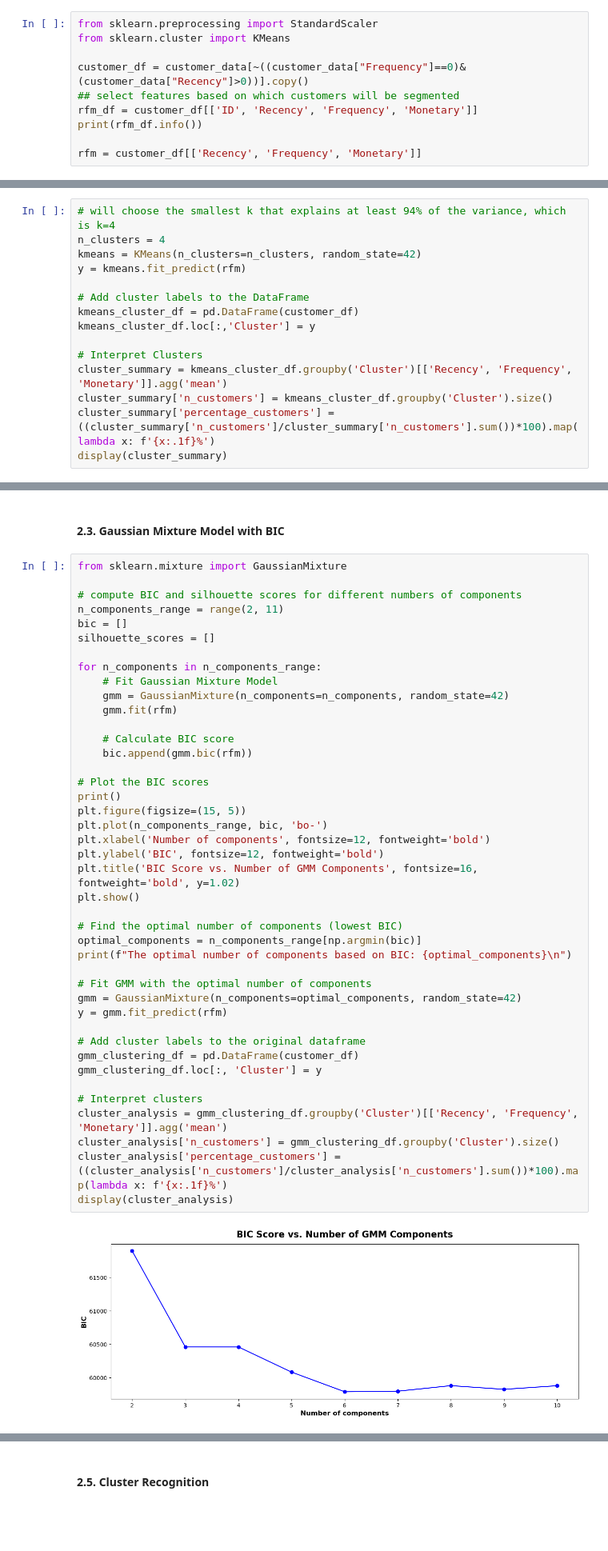
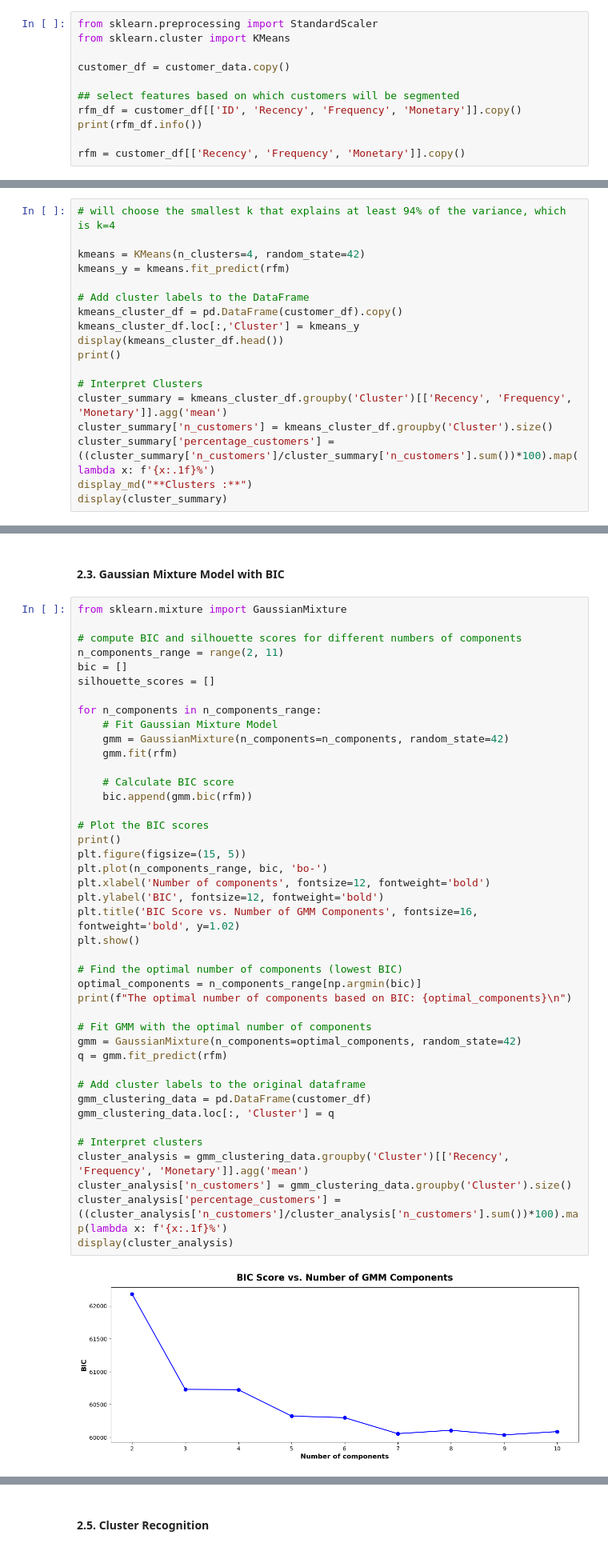
Before and after one commit to annugit1655/Customer-Behaviour-Analysis-with-CLTV, a Jupyter notebook: notebooks/02-RFM-Segmentation.ipynb, the cells around one changed output, grey strips where cells are left out. Shown at 80% size. Drawn from its saved outputs; the diff is of its cells as text; blank space fills up the shorter version.

```diff
--- a/notebooks/02-RFM-Segmentation.ipynb
+++ b/notebooks/02-RFM-Segmentation.ipynb
@@ -172,11 +172,12 @@ This method applies Gaussian Mixture Models (GMM), allowing for more flexible cl
 from sklearn.preprocessing import StandardScaler
 from sklearn.cluster import KMeans
 
-customer_df = customer_data[~((customer_data["Frequency"]==0)&(customer_data["Recency"]>0))].copy()
+customer_df = customer_data.copy()
+
 ## select features based on which customers will be segmented
-rfm_df = customer_df[['ID', 'Recency', 'Frequency', 'Monetary']]
+rfm_df = customer_df[['ID', 'Recency', 'Frequency', 'Monetary']].copy()
 print(rfm_df.info())
 
-rfm = customer_df[['Recency', 'Frequency', 'Monetary']]
+rfm = customer_df[['Recency', 'Frequency', 'Monetary']].copy()
 # %% [output]
 <class 'pandas.core.frame.DataFrame'>
@@ -247,17 +248,20 @@ plt.show()
 [figure]
 # %%
 # will choose the smallest k that explains at least 94% of the variance, which is k=4
-n_clusters = 4
-kmeans = KMeans(n_clusters=n_clusters, random_state=42)
-y = kmeans.fit_predict(rfm)
+
+kmeans = KMeans(n_clusters=4, random_state=42)
+kmeans_y = kmeans.fit_predict(rfm)
 
 # Add cluster labels to the DataFrame
-kmeans_cluster_df = pd.DataFrame(customer_df)
-kmeans_cluster_df.loc[:,'Cluster'] = y
+kmeans_cluster_df = pd.DataFrame(customer_df).copy()
+kmeans_cluster_df.loc[:,'Cluster'] = kmeans_y
+display(kmeans_cluster_df.head())
+print()
 
 # Interpret Clusters
 cluster_summary = kmeans_cluster_df.groupby('Cluster')[['Recency', 'Frequency', 'Monetary']].agg('mean')
 cluster_summary['n_customers'] = kmeans_cluster_df.groupby('Cluster').size()
 cluster_summary['percentage_customers'] = ((cluster_summary['n_customers']/cluster_summary['n_customers'].sum())*100).map(lambda x: f'{x:.1f}%')
+display_md("**Clusters :**")
 display(cluster_summary)
 # %% [output]
@@ -327,36 +338,36 @@ silhouette_scores = []
 for n_components in n_components_range:
     # Fit Gaussian Mixture Model
     gmm = GaussianMixture(n_components=n_components, random_state=42)
     gmm.fit(rfm)
 
     # Calculate BIC score
     bic.append(gmm.bic(rfm))
 
 # Plot the BIC scores
 print()
 plt.figure(figsize=(15, 5))
 plt.plot(n_components_range, bic, 'bo-')
 plt.xlabel('Number of components', fontsize=12, fontweight='bold')
 plt.ylabel('BIC', fontsize=12, fontweight='bold')
 plt.title('BIC Score vs. Number of GMM Components', fontsize=16, fontweight='bold', y=1.02)
 plt.show()
 
 # Find the optimal number of components (lowest BIC)
 optimal_components = n_components_range[np.argmin(bic)]
 print(f"The optimal number of components based on BIC: {optimal_components}\n")
 
 # Fit GMM with the optimal number of components
 gmm = GaussianMixture(n_components=optimal_components, random_state=42)
-y = gmm.fit_predict(rfm)
+q = gmm.fit_predict(rfm)
 
 # Add cluster labels to the original dataframe
-gmm_clustering_df = pd.DataFrame(customer_df)
-gmm_clustering_df.loc[:, 'Cluster'] = y
+gmm_clustering_data = pd.DataFrame(customer_df)
+gmm_clustering_data.loc[:, 'Cluster'] = q
 
 # Interpret clusters
-cluster_analysis = gmm_clustering_df.groupby('Cluster')[['Recency', 'Frequency', 'Monetary']].agg('mean')
-cluster_analysis['n_customers'] = gmm_clustering_df.groupby('Cluster').size()
+cluster_analysis = gmm_clustering_data.groupby('Cluster')[['Recency', 'Frequency', 'Monetary']].agg('mean')
+cluster_analysis['n_customers'] = gmm_clustering_data.groupby('Cluster').size()
 cluster_analysis['percentage_customers'] = ((cluster_analysis['n_customers']/cluster_analysis['n_customers'].sum())*100).map(lambda x: f'{x:.1f}%')
 display(cluster_analysis)
 # %% [output]
-[figure, old version]
+[figure, new version]
```
Also changed, not shown: parts of 14 cells of this notebook.
